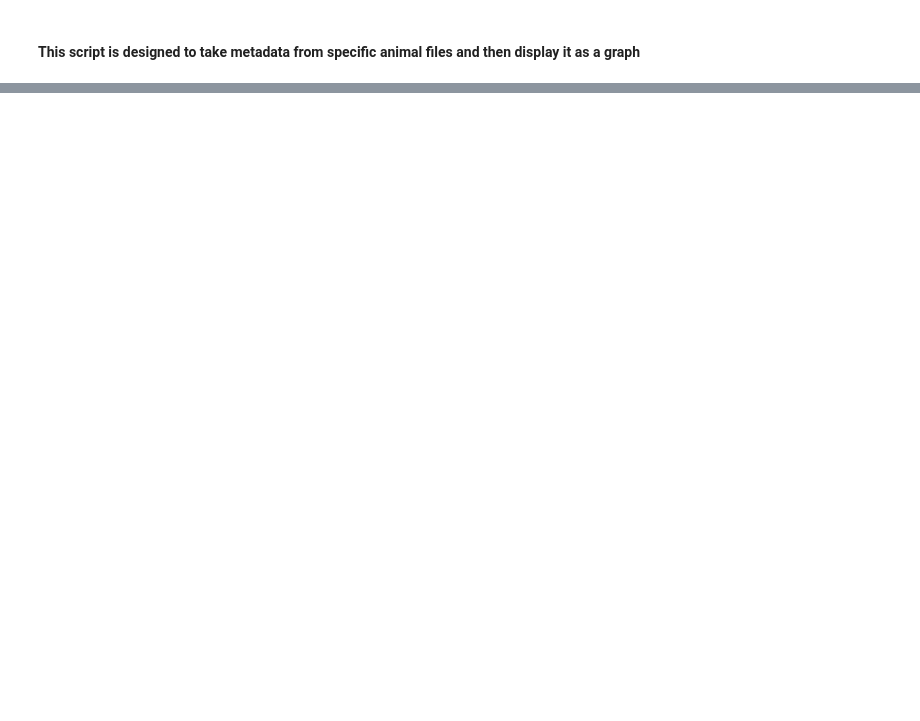
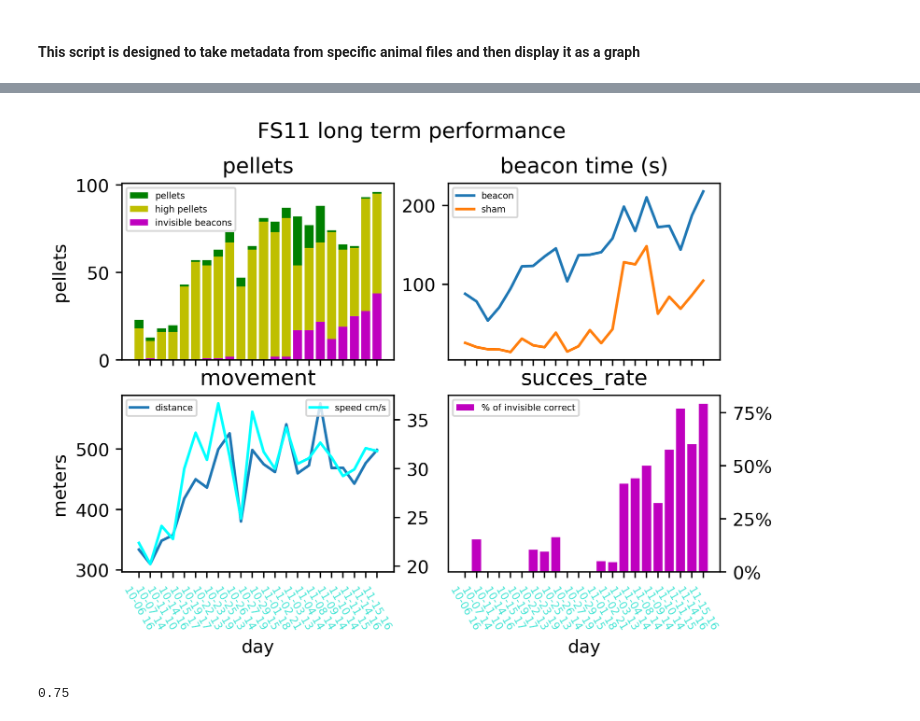
Before and after one commit to Fabalinks/Rearing_analysis, a Jupyter notebook: Code/20210525_FS_LT_Performance_FS03-FS06.ipynb, the cells around one changed output, grey strips where cells are left out. Drawn from its saved outputs; the diff is of its cells as text; code cells hidden in the pictures; blank space fills up the shorter version.

```diff
--- a/Code/20210525_FS_LT_Performance_FS03-FS06.ipynb
+++ b/Code/20210525_FS_LT_Performance_FS03-FS06.ipynb
@@ -101,12 +84,12 @@ metadata_20211027-204349.txt
 def make_graphs (animal_ID):
     result=pd.DataFrame()
     path = '//10.153.170.3/storage2/fabian/data/project/'+ animal_ID
-    print(path)
+    #print(path)
     for dirpath, dirnames, files in os.walk(path, topdown=True):
         fullstring = dirpath
         for metadata in files:
             if fnmatch.fnmatch(metadata, 'metadata_*'):
-                print(metadata)
+                #print(metadata)
                 k=(dirpath+'/'+metadata)
                 day = pd.read_csv(k,sep=" : ", header=None,engine='python')
                 df=day.T
@@ -150,42 +133,56 @@ def make_graphs (animal_ID):
     ax[0][1].plot(day_list_short,sorted_data['Beacon'],label = 'beacon')
     ax[0][1].plot(day_list_short,sorted_data['Sham'],label = 'sham')
     ax[0][1].legend(loc='upper left',prop={'size': 5})
-    ax[0][1].set_title('beacon time')
+    ax[0][1].set_title('beacon time (s)')
     #ax[0][1].set_ylabel('time in beacon')
 
 
     ax[1][0].plot(day_list_short,sorted_data['Distance'], label = 'distance')
     ax[1][0].legend(loc='upper left',prop={'size': 5})
-    ax[1][0].set_title('distance')
+    ax[1][0].set_title('movement')
     ax[1][0].set_ylabel('meters')
     ax[1][0].tick_params(axis="x", labelsize=6, labelrotation=-60, labelcolor="turquoise")
 
+    ax[1][0]=ax[1][0].twinx()
+    ax[1][0].plot(day_list_short,sorted_data['Speed'],label= 'speed cm/s',color = 'cyan')
+    ax[1][0].legend(loc='upper right',prop={'size': 5})
+    ax[1][0].tick_params(axis="x", labelsize=6, labelrotation=-60, labelcolor="turquoise")
 
 
+    succes_rate=sorted_data['invisible_count']/(sorted_data['Pellets']/sorted_data['light_off'])
 
-
-    ax[1][1].plot(day_list_short,sorted_data['Speed'],label= 'speed',color = 'cyan')
+    ax[1][1].bar(day_list_short,succes_rate,label= '% of invisible correct',color = 'm')
     ax[1][1].legend(loc='upper left',prop={'size': 5})
-    ax[1][1].set_title('speed cm/s')
+    ax[1][1].set_title('succes_rate')
     ax[1][1].tick_params(axis="x", labelsize=6, labelrotation=-60, labelcolor="turquoise")
+    ax[1][1].yaxis.tick_right()
+    ax[1][1].yaxis.set_major_formatter(mtick.PercentFormatter(xmax=1, decimals=None, symbol='%', is_latex=False))
 
     #fig.tight_layout()#pad=3.0
 
     #plt.show()
     plt.savefig('%sephys_long_term_perfomance %s.png'%(figures,animal_ID), dpi = 300)
 
 
 
     day_number = 0
-    for day in sorted_data['Pellets']:
+#     for day in sorted_data['Pellets']:
 
 
 
 
 
-        print("%s Pellets dispensed : %s required time in cylinder %s background color: %s position change every: %s, invisible every: %s rear time reguired: %s"
-              %(day_list_short[day_number],day,sorted_data['time_in_cylinder'][day_number],
-                sorted_data['background_color'][day_number],sorted_data['position_change'][day_number],
-                sorted_data['light_off'][day_number],sorted_data['high_time_in_cylinder'][day_number]))
+#         print("%s Pellets dispensed : %s required time in cylinder %s background color: %s position change every: %s, invisible every: %s rear time reguired: %s"
+#               %(day_list_short[day_number],day,sorted_data['time_in_cylinder'][day_number],
+#                 sorted_data['background_color'][day_number],sorted_data['position_change'][day_number],
+#                 sorted_data['light_off'][day_number],sorted_data['high_time_in_cylinder'][day_number]))
 
-        day_number+=1
+#         day_number+=1
+
+make_graphs('FS11')
+# %% [output]
+[figure, added]
+# %%
+36/48
+# %% [output]
+0.75
```
Also changed, not shown: parts of 4 cells of this notebook, 3 other files.
